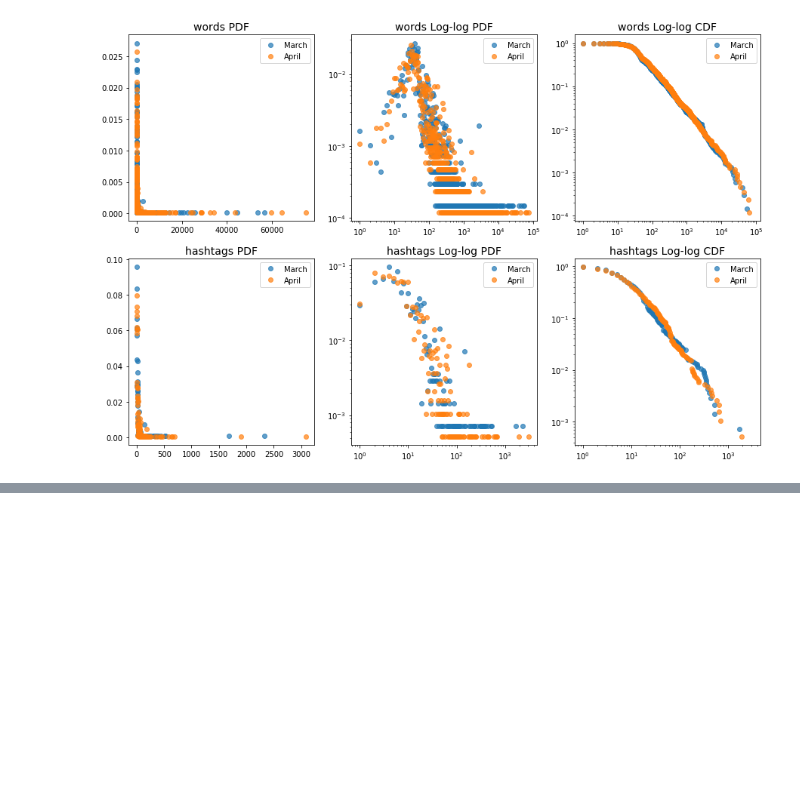
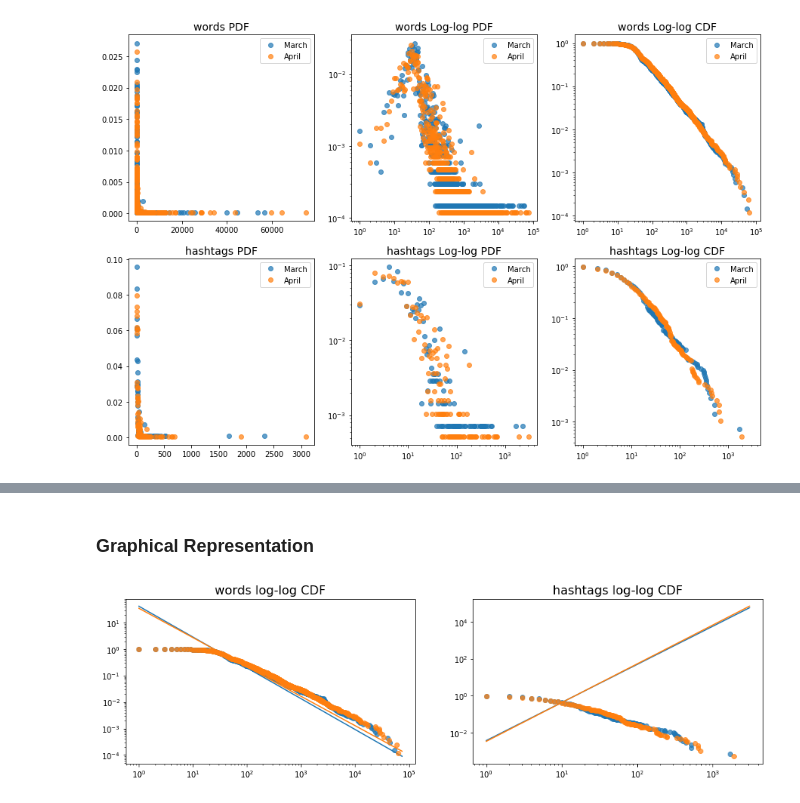
Before and after one commit to Mmiglio/ClimateAction, a Jupyter notebook: Untitled.ipynb, the cells around one changed output, grey strips where cells are left out. Saved outputs shown, nothing was run; the diff lists cells and outputs as text; code cells hidden in the pictures; blank space fills up the shorter version.

```diff
--- a/Untitled.ipynb
+++ b/Untitled.ipynb
@@ -12,6 +12,10 @@ import numpy as np
 import matplotlib.pyplot as plt
 
 %matplotlib inline
+# %%
+# Set up default colors
+import matplotlib.colors as mc
+colors=[*mc.TABLEAU_COLORS.values()]
 # %%
 # Constants
 TWEETS_DB_PATH = 'data/db/tweets.json'  # Path to tweets dataset
@@ -307,0 +366,2 @@ _ = plt.show()
+# %% [markdown]
+### Graphical Representation
@@ -307,0 +392,26 @@ _ = plt.show()
+# %%
+# Plot results
+fig, axs = plt.subplots(1, 2, figsize=(15, 4))
+
+# Loop over network type
+for i, net_type in enumerate(["words", "hashtags"]):
+
+    _ = axs[i].set_title('{} log-log CDF'.format(net_type), fontsize=16)
+
+    # Loop over periods
+    for j, period in enumerate(networks):
+
+        # Retrieve degree analysis values
+        k, count, pdf, cdf = networks[period][net_type].get_degree_stats()
+        # Print dots
+        _ = axs[i].loglog(k, cdf, 'o', alpha=.7, color=colors[j])
+        # Print regression line
+        k_max = regression_line[period][net_type]["k_max"]
+        _ = axs[i].loglog(np.arange(1, k_max), regression_line[period][net_type]["values"], color=colors[j])
+
+# Make plot
+# _ = ax.legend(['pre']*2 + ['post']*2, loc='lower left')
+# _ = plt.savefig('images/analysis/power_law.png')
+_ = plt.show()
+# %% [output]
+[figure, added]
```
Also changed, not shown: parts of 8 cells of this notebook.
